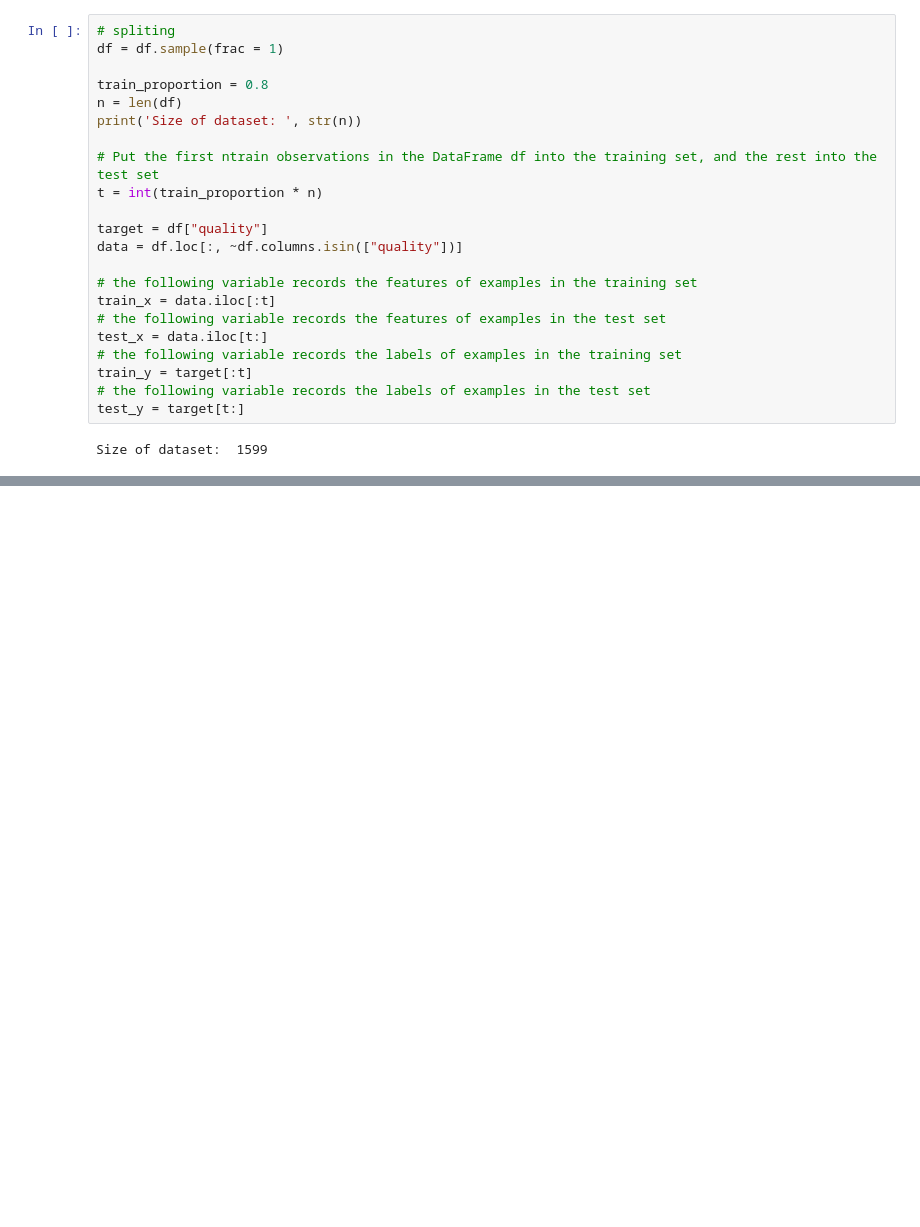
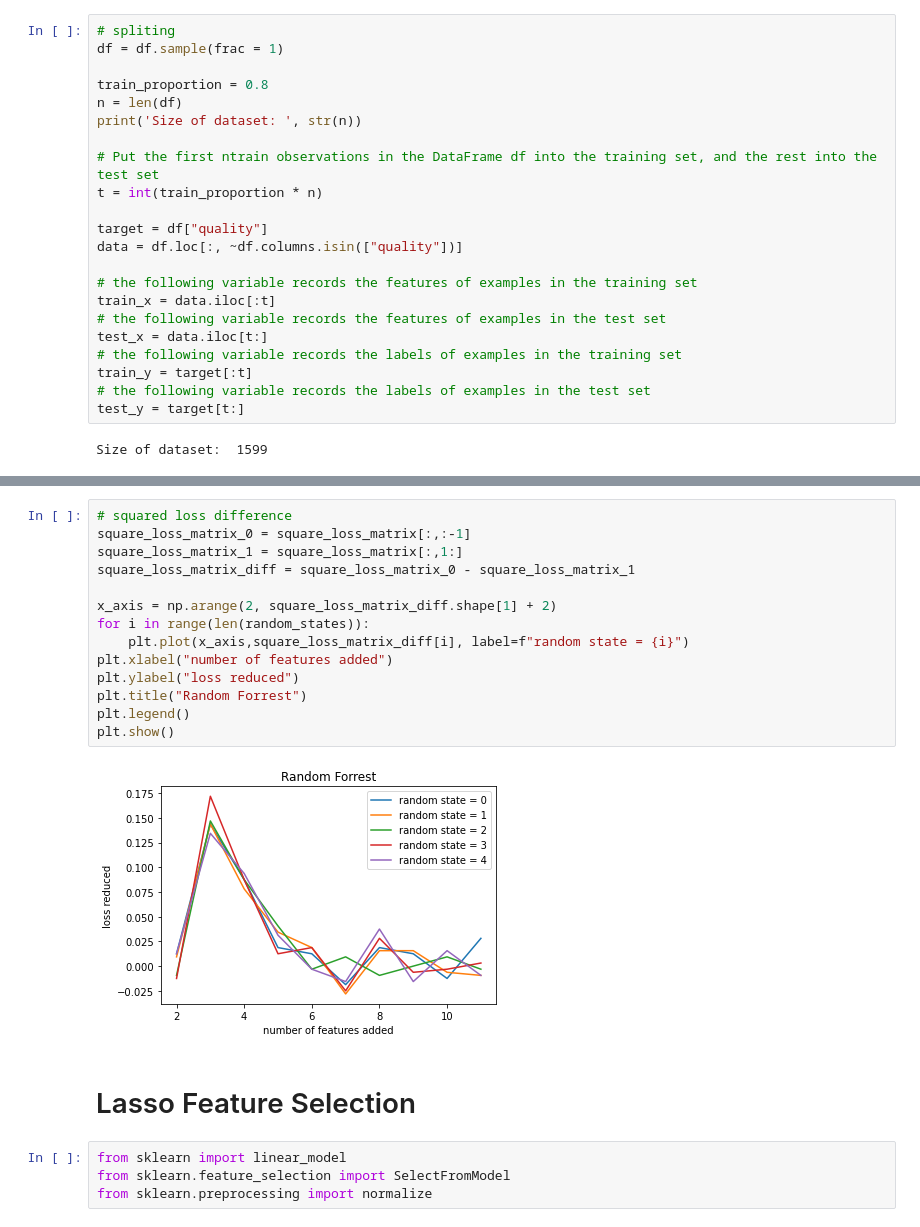
Before and after one commit to win13676/ORIE5741-Project, a Jupyter notebook: Wine_EDA.ipynb, the cells around one changed output, grey strips where cells are left out. Drawn from its saved outputs; the diff is of its cells as text; blank space fills up the shorter version.

Commit message:
RF and Lasso Analysis on Wine dataset

```diff
--- a/Wine_EDA.ipynb
+++ b/Wine_EDA.ipynb
@@ -78,0 +163,22 @@ Size of dataset:  1599
+# %%
+# squared loss difference
+square_loss_matrix_0 = square_loss_matrix[:,:-1]
+square_loss_matrix_1 = square_loss_matrix[:,1:]
+square_loss_matrix_diff = square_loss_matrix_0 - square_loss_matrix_1
+
+x_axis = np.arange(2, square_loss_matrix_diff.shape[1] + 2)
+for i in range(len(random_states)):
+    plt.plot(x_axis,square_loss_matrix_diff[i], label=f"random state = {i}")
+plt.xlabel("number of features added")
+plt.ylabel("loss reduced")
+plt.title("Random Forrest")
+plt.legend()
+plt.show()
+# %% [output]
+[figure, added]
+# %% [markdown]
+# Lasso Feature Selection
+# %%
+from sklearn import linear_model
+from sklearn.feature_selection import SelectFromModel
+from sklearn.preprocessing import normalize
```
Also changed, not shown: parts of 13 cells of this notebook.
